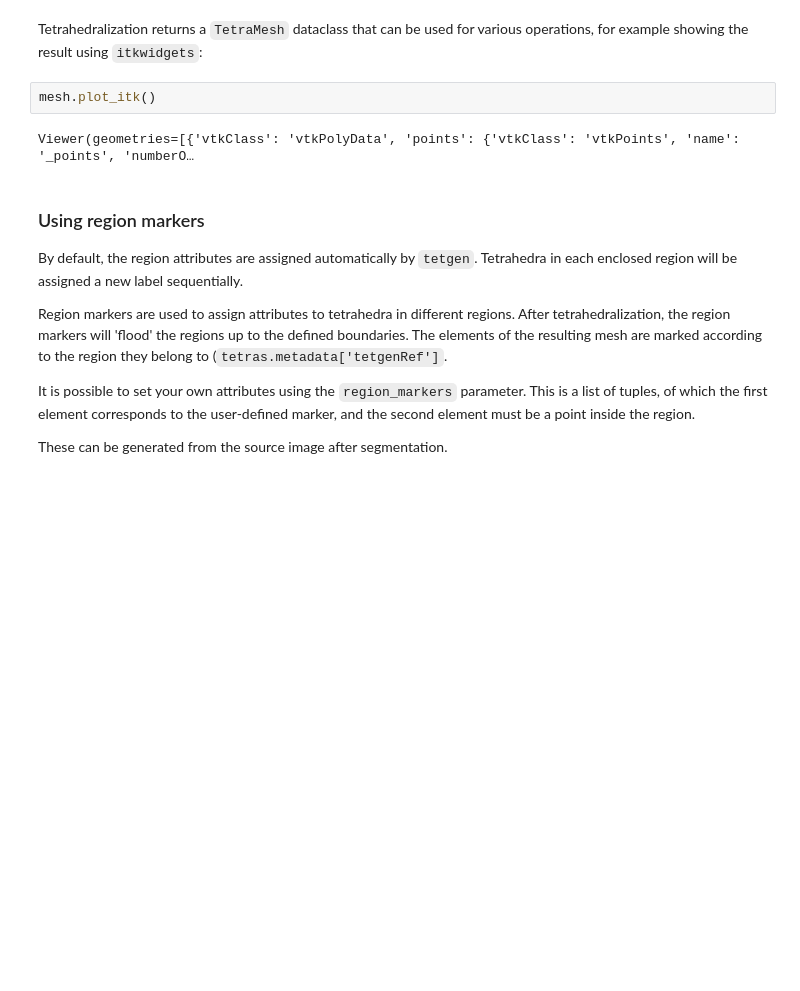
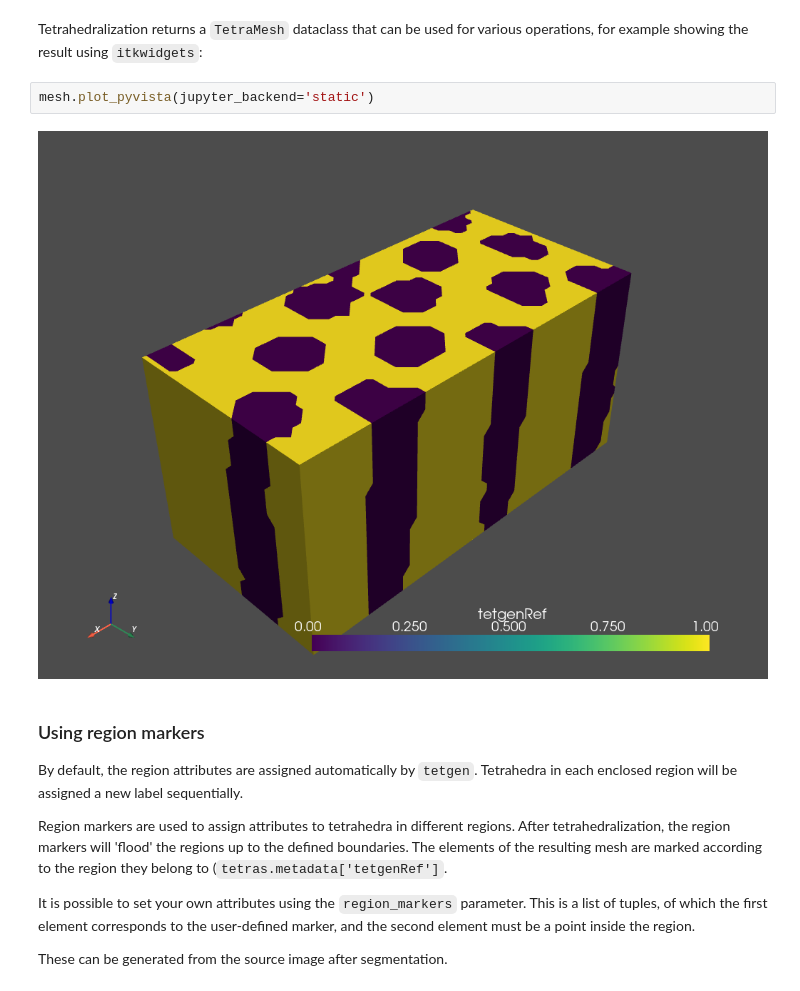
Before and after one commit to hpgem/nanomesh, a Jupyter notebook: notebooks/sample_data/How to generate a tetrahedral mesh from a 3D image.ipynb, the cells around one changed output. Drawn from its saved outputs; the diff is of its cells as text; blank space fills up the shorter version.

Commit message:
Test static renderer for rtd

```diff
--- a/notebooks/sample_data/How to generate a tetrahedral mesh from a 3D image.ipynb
+++ b/notebooks/sample_data/How to generate a tetrahedral mesh from a 3D image.ipynb
@@ -124,9 +124,9 @@ Wall time: 3.25 s
 # %% [markdown]
 Tetrahedralization returns a `TetraMesh` dataclass that can be used for various operations, for example showing the result using `itkwidgets`:
-# %%
-mesh.plot_itk()
-# %% [output]
-Viewer(geometries=[{'vtkClass': 'vtkPolyData', 'points': {'vtkClass': 'vtkPoints', 'name': '_points', 'numberO…
+# %%
+mesh.plot_pyvista(jupyter_backend='static')
+# %% [output]
+[figure, added]
 # %% [markdown]
 ### Using region markers
 
```
Also changed, not shown: parts of 5 cells of this notebook, 1 other file.
